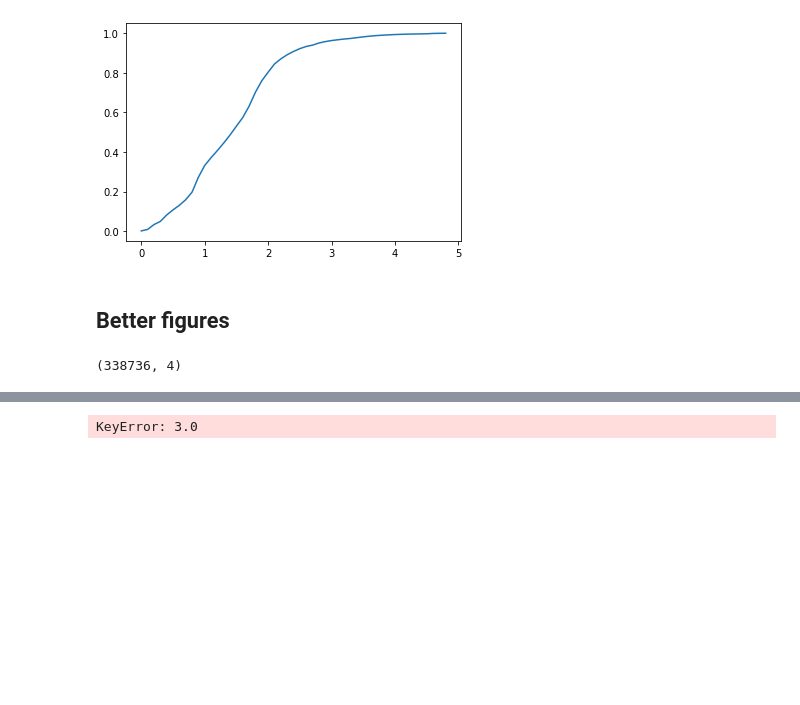
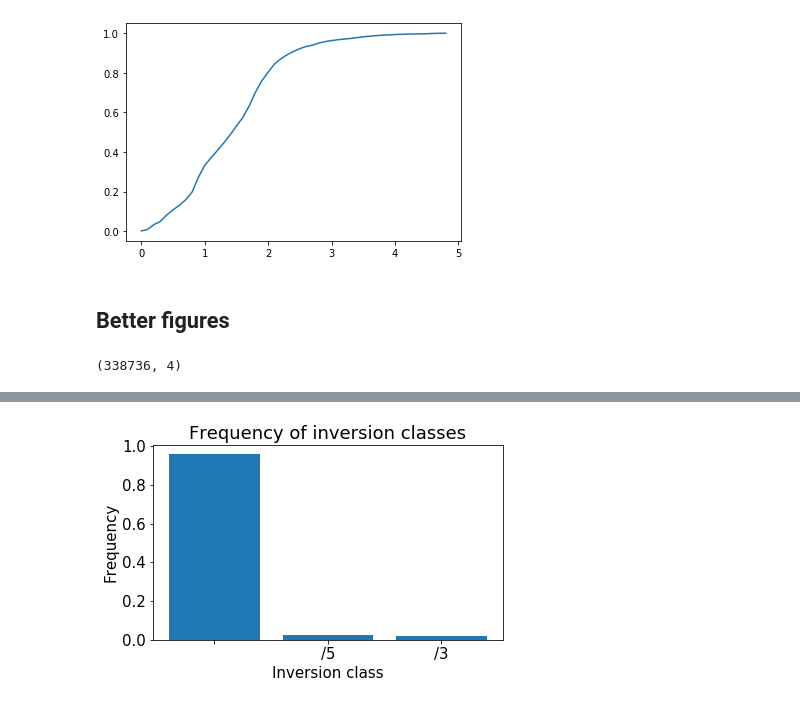
Before and after one commit to tristanlmiller/auto-guitar-tabs, a Jupyter notebook: initial_exploration/Data Characterization - chords.ipynb, the cells around one changed output, grey strips where cells are left out. Cells and saved outputs as stored; diff of their text form; code cells hidden in the pictures; blank space fills up the shorter version.

```diff
--- a/initial_exploration/Data Characterization - chords.ipynb
+++ b/initial_exploration/Data Characterization - chords.ipynb
@@ -446,10 +465,17 @@ plt.savefig('images/pie_add')
 # %%
-inv_unique, inv_counts = np.unique(all_labels[:,1], return_counts=True)
+matplotlib.rcParams.update({'font.size': 15})
+inv_unique, inv_counts = np.unique(all_labels[:,3], return_counts=True)
 inv_counts = inv_counts[~np.isnan(inv_unique)]
+curr_sum = sum(inv_counts)
+inv_counts = inv_counts[:]/curr_sum
 invs = [chord_loader.num_to_inv[x] for x in inv_unique[~np.isnan(inv_unique)]]
-plt.pie(inv_counts,labels=invs)
+plt.bar(range(len(inv_counts)),inv_counts)
+plt.xticks(range(len(inv_counts)),labels=invs)
+plt.title('Frequency of inversion classes')
+plt.xlabel('Inversion class')
+plt.ylabel('Frequency')
 plt.tight_layout()
-plt.rc('font', size=15)
-plt.savefig('images/pie_inv')
+plt.rc('font', size=10)
+plt.savefig('images/bar_inv')
 # %% [output]
-KeyError: 3.0
+[figure, added]
```
Also changed, not shown: parts of 3 cells of this notebook, 23 other files.
